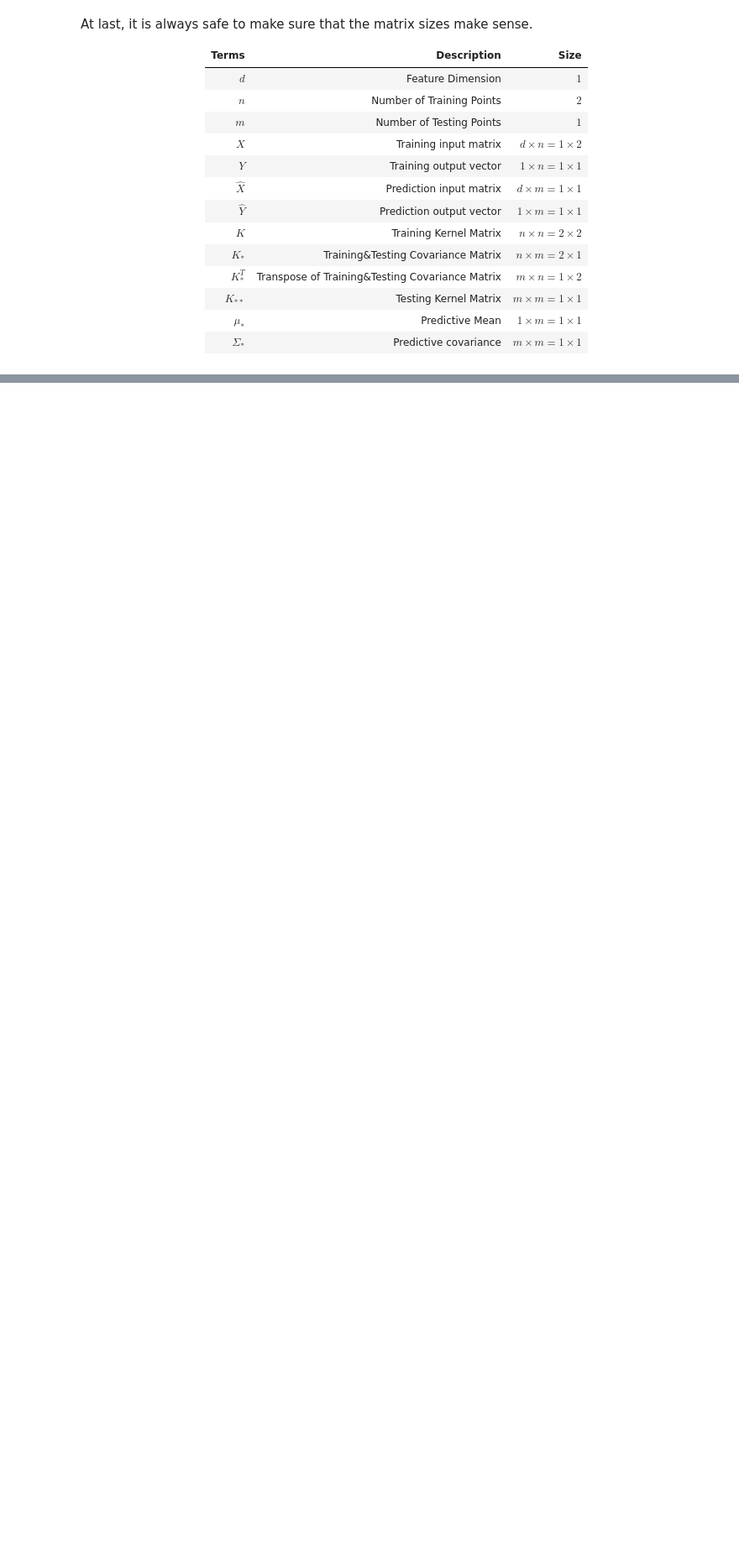
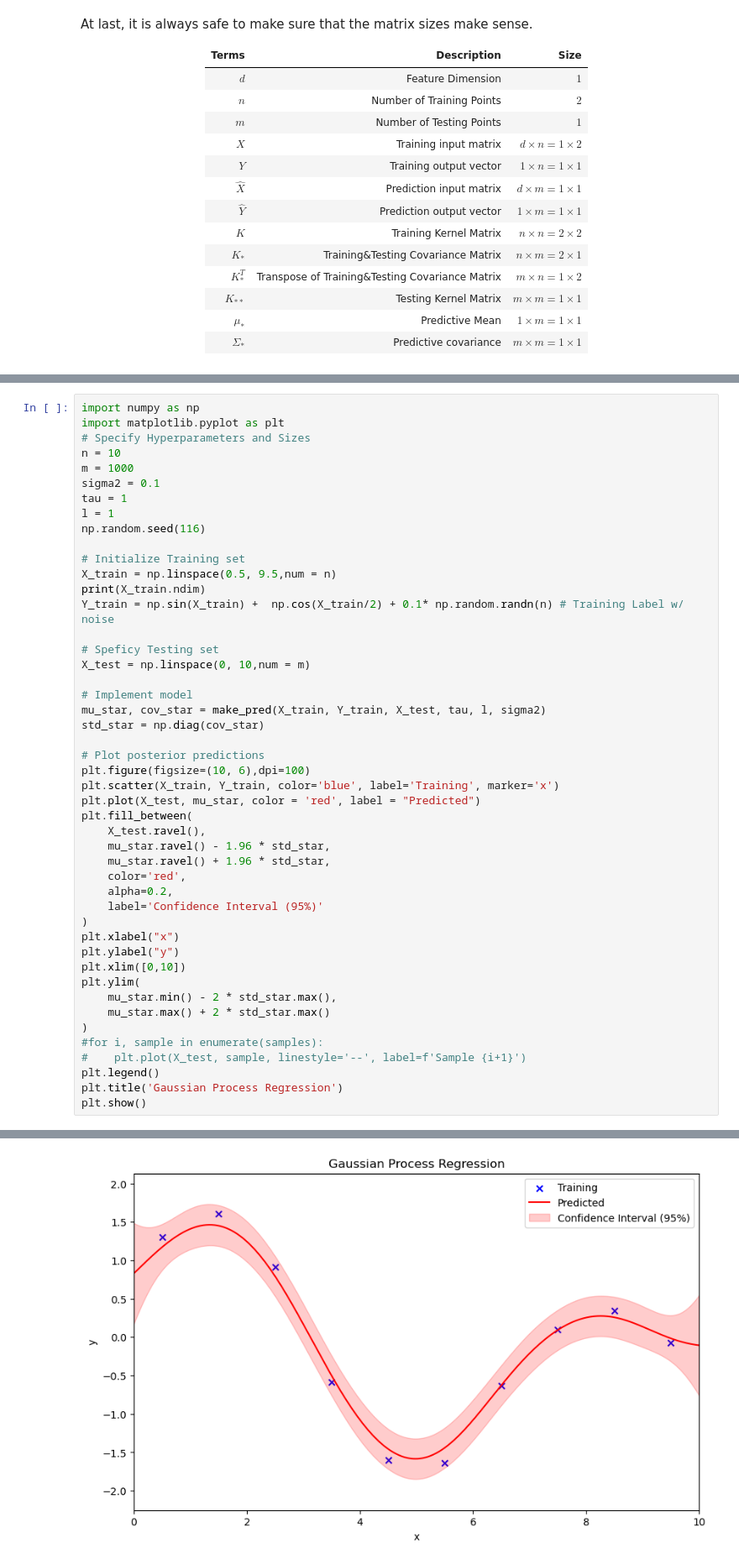
Before and after one commit to hansoncjc/GP-BO-Clustering-Tutorials, a Jupyter notebook: Gaussian Process.ipynb, the cells around one changed output, grey strips where cells are left out. Shown: that part at 84% size. Cells and saved outputs as stored; diff of their text form; blank space fills up the shorter version.

```diff
--- a/Gaussian Process.ipynb
+++ b/Gaussian Process.ipynb
@@ -316,0 +426,48 @@ In summary, the density of testing data only increase the degree we "probe" the
+# %%
+import numpy as np
+import matplotlib.pyplot as plt
+# Specify Hyperparameters and Sizes
+n = 10
+m = 1000
+sigma2 = 0.1
+tau = 1
+l = 1
+np.random.seed(116)
+
+# Initialize Training set
+X_train = np.linspace(0.5, 9.5,num = n)
+print(X_train.ndim)
+Y_train = np.sin(X_train) +  np.cos(X_train/2) + 0.1* np.random.randn(n) # Training Label w/ noise
+
+# Speficy Testing set
+X_test = np.linspace(0, 10,num = m)
+
+# Implement model
+mu_star, cov_star = make_pred(X_train, Y_train, X_test, tau, l, sigma2)
+std_star = np.diag(cov_star)
+
+# Plot posterior predictions
+plt.figure(figsize=(10, 6),dpi=100)
+plt.scatter(X_train, Y_train, color='blue', label='Training', marker='x')
+plt.plot(X_test, mu_star, color = 'red', label = "Predicted")
+plt.fill_between(
+    X_test.ravel(),
+    mu_star.ravel() - 1.96 * std_star,
+    mu_star.ravel() + 1.96 * std_star,
+    color='red',
+    alpha=0.2,
+    label='Confidence Interval (95%)'
+)
+plt.xlabel("x")
+plt.ylabel("y")
+plt.xlim([0,10])
+plt.ylim(
+    mu_star.min() - 2 * std_star.max(),
+    mu_star.max() + 2 * std_star.max()
+)
+#for i, sample in enumerate(samples):
+#    plt.plot(X_test, sample, linestyle='--', label=f'Sample {i+1}')
+plt.legend()
+plt.title('Gaussian Process Regression')
+plt.show()
+# %% [output]
@@ -316,0 +475 @@ In summary, the density of testing data only increase the degree we "probe" the
+[figure, added]
```
Also changed, not shown: parts of 9 cells of this notebook.
